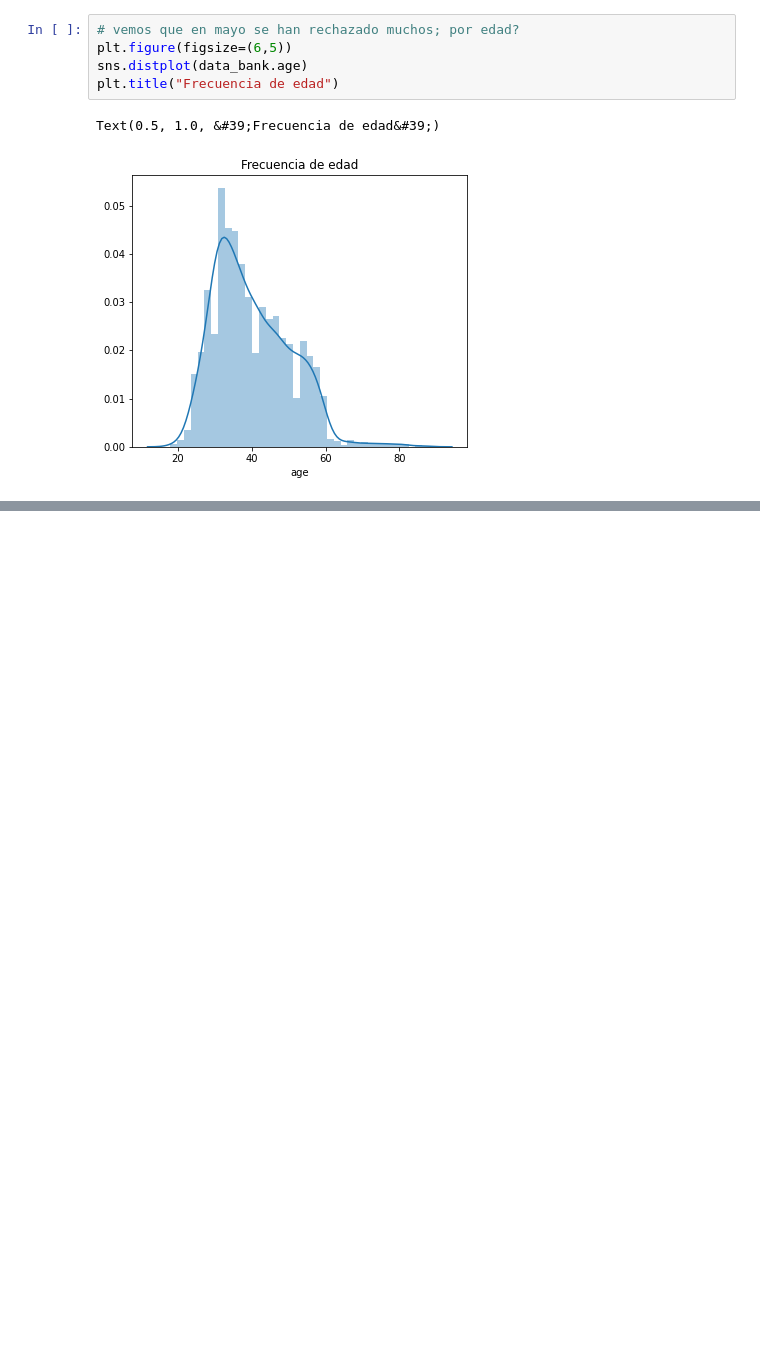
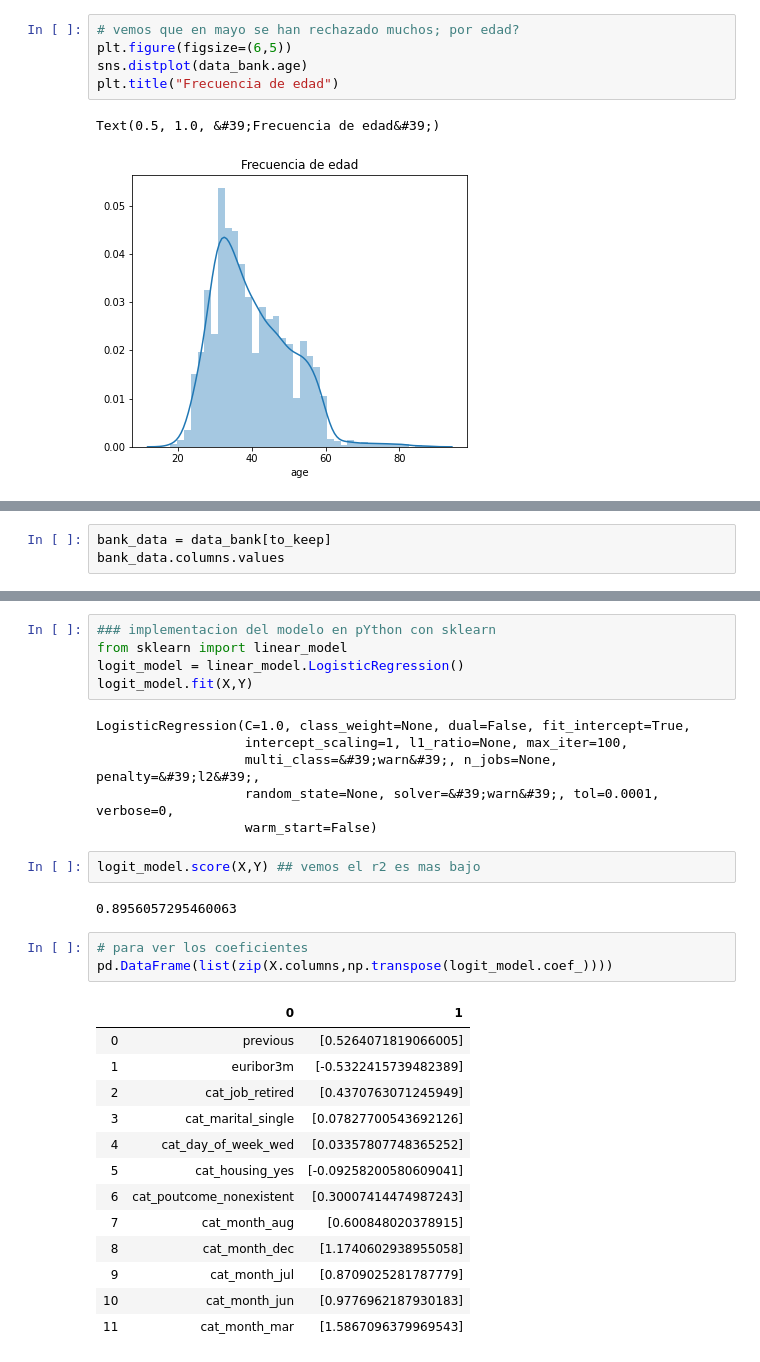
Before and after one commit to gonzalo71/TestGit, a Jupyter notebook: Udemy_exercices/Udemy_2_Regre_Logistica.ipynb, the cells around one changed output, grey strips where cells are left out. Saved outputs shown, nothing was run; the diff lists cells and outputs as text; blank space fills up the shorter version.

```diff
--- a/Udemy_exercices/Udemy_2_Regre_Logistica.ipynb
+++ b/Udemy_exercices/Udemy_2_Regre_Logistica.ipynb
@@ -258,0 +308,3 @@ Text(0.5, 1.0, &#39;Frecuencia de edad&#39;)
+# %%
+bank_data = data_bank[to_keep]
+bank_data.columns.values
@@ -258,0 +445,32 @@ Text(0.5, 1.0, &#39;Frecuencia de edad&#39;)
+# %%
+### implementacion del modelo en pYthon con sklearn
+from sklearn import linear_model
+logit_model = linear_model.LogisticRegression()
+logit_model.fit(X,Y)
+# %% [output]
+LogisticRegression(C=1.0, class_weight=None, dual=False, fit_intercept=True,
+                   intercept_scaling=1, l1_ratio=None, max_iter=100,
+                   multi_class=&#39;warn&#39;, n_jobs=None, penalty=&#39;l2&#39;,
+                   random_state=None, solver=&#39;warn&#39;, tol=0.0001, verbose=0,
+                   warm_start=False)
+# %%
+logit_model.score(X,Y) ## vemos el r2 es mas bajo
+# %% [output]
+0.8956057295460063
+# %%
+# para ver los coeficientes
+pd.DataFrame(list(zip(X.columns,np.transpose(logit_model.coef_))))
+# %% [output]
+|  | 0 | 1 |
+| 0 | previous | [0.5264071819066005] |
+| 1 | euribor3m | [-0.5322415739482389] |
+| 2 | cat_job_retired | [0.4370763071245949] |
+| 3 | cat_marital_single | [0.07827700543692126] |
+| 4 | cat_day_of_week_wed | [0.03357807748365252] |
+| 5 | cat_housing_yes | [-0.09258200580609041] |
+| 6 | cat_poutcome_nonexistent | [0.30007414474987243] |
+| 7 | cat_month_aug | [0.600848020378915] |
+| 8 | cat_month_dec | [1.1740602938955058] |
+| 9 | cat_month_jul | [0.8709025281787779] |
+| 10 | cat_month_jun | [0.9776962187930183] |
+| 11 | cat_month_mar | [1.5867096379969543] |
```
Also changed, not shown: parts of 58 cells of this notebook.
